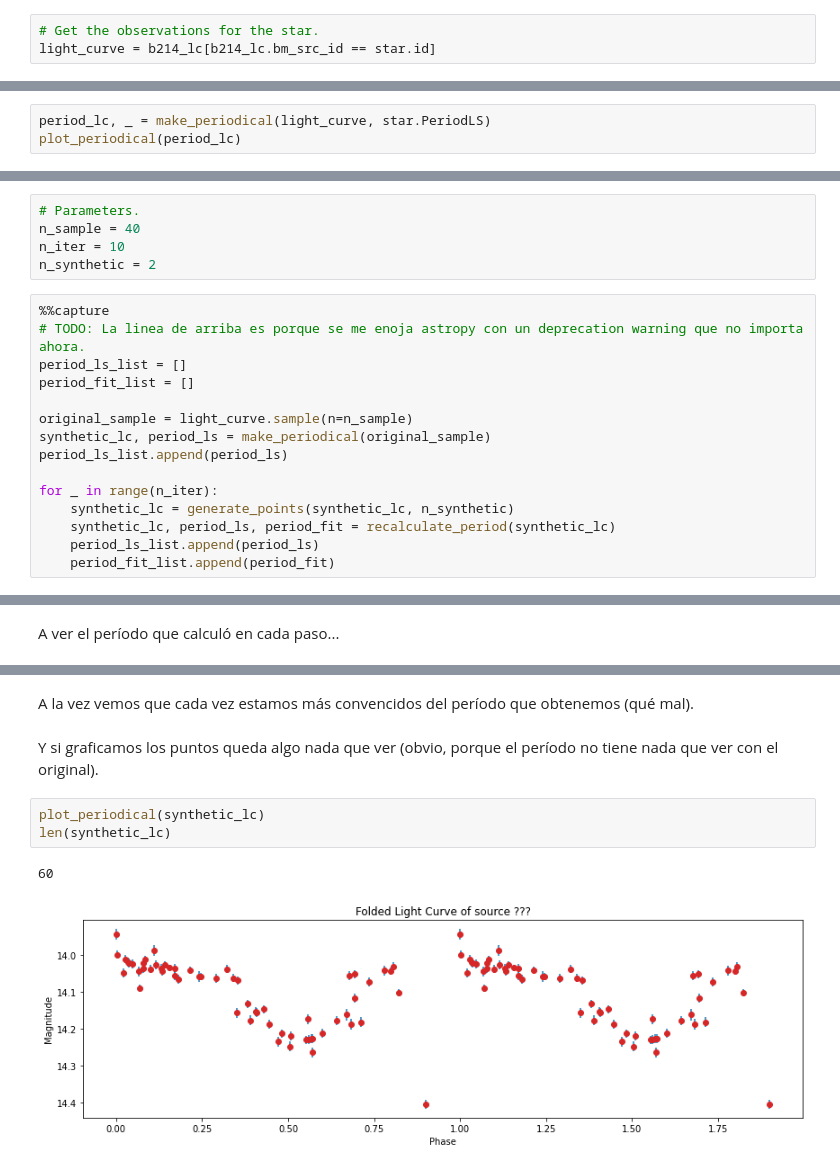
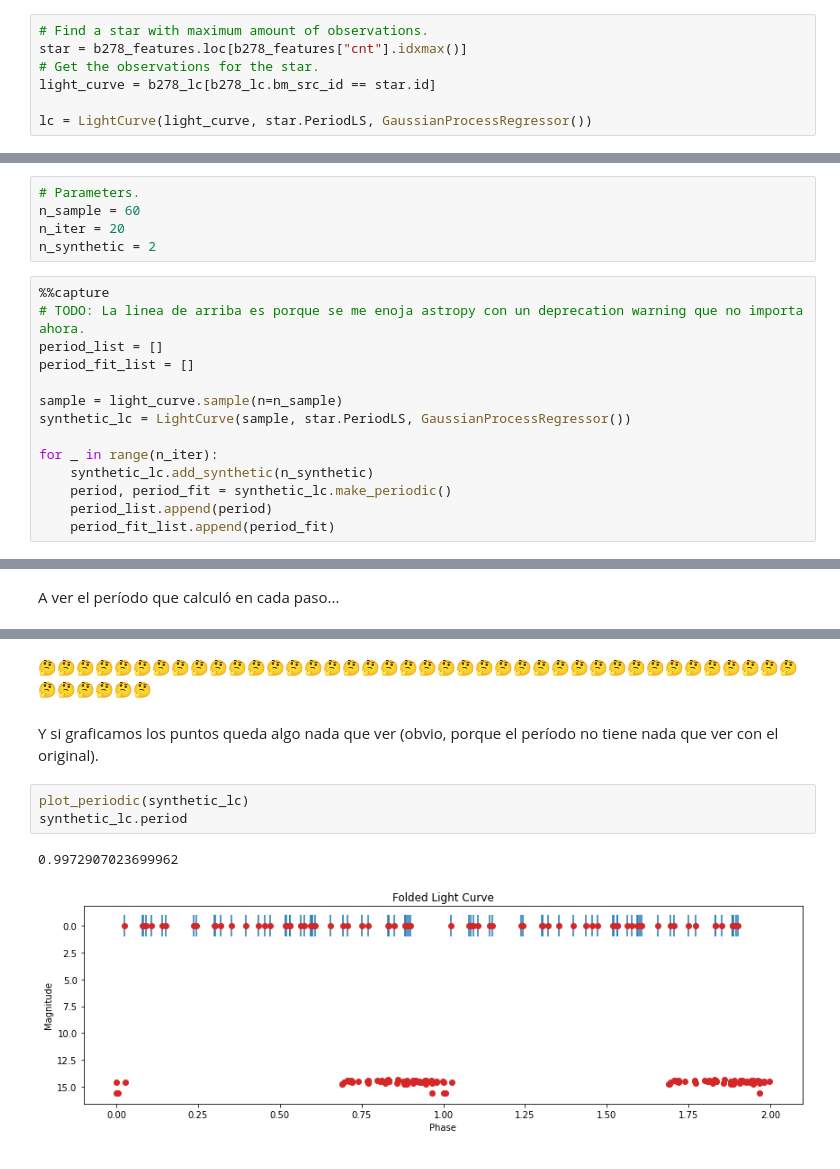
Before and after one commit to ggweinand/tesina, a Jupyter notebook: period_reconstruction/period_reconstruction.ipynb, the cells around one changed output, grey strips where cells are left out. Drawn from its saved outputs; the diff is of its cells as text.

Commit message:
LightCurve class for period reconstruction experiment.

```diff
--- a/period_reconstruction/period_reconstruction.ipynb
+++ b/period_reconstruction/period_reconstruction.ipynb
@@ -174,5 +159,9 @@ Nos tocó justo una RRLyrae. Qué bien. Nos traemos entonces la curva de luz.
 # %%
+# Find a star with maximum amount of observations.
+star = b278_features.loc[b278_features["cnt"].idxmax()]
 # Get the observations for the star.
-light_curve = b214_lc[b214_lc.bm_src_id == star.id]
+light_curve = b278_lc[b278_lc.bm_src_id == star.id]
+
+lc = LightCurve(light_curve, star.PeriodLS, GaussianProcessRegressor())
 # %% [markdown]
 Graficamos la magnitud respecto de la fecha de la observación.
@@ -183,5 +172,2 @@ plot_chronological(star, light_curve)
 # %% [markdown]
 Graficamos la magnitud respecto del período que indica `PeriodLS` en el catálogo.
-# %%
-period_lc, _ = make_periodical(light_curve, star.PeriodLS)
-plot_periodical(period_lc)
@@ -203,23 +193,22 @@ Ahora el experimento. Vamos a elegir `n_sample` puntos de la curva de luz al aza
 Queremos ver si logramos acercarnos al período del catálogo.
 # %%
 # Parameters.
-n_sample = 40
-n_iter = 10
+n_sample = 60
+n_iter = 20
 n_synthetic = 2
 # %%
 %%capture
 # TODO: La linea de arriba es porque se me enoja astropy con un deprecation warning que no importa ahora.
-period_ls_list = []
+period_list = []
 period_fit_list = []
 
-original_sample = light_curve.sample(n=n_sample)
-synthetic_lc, period_ls = make_periodical(original_sample)
-period_ls_list.append(period_ls)
+sample = light_curve.sample(n=n_sample)
+synthetic_lc = LightCurve(sample, star.PeriodLS, GaussianProcessRegressor())
 
 for _ in range(n_iter):
-    synthetic_lc = generate_points(synthetic_lc, n_synthetic)
-    synthetic_lc, period_ls, period_fit = recalculate_period(synthetic_lc)
-    period_ls_list.append(period_ls)
+    synthetic_lc.add_synthetic(n_synthetic)
+    period, period_fit = synthetic_lc.make_periodic()
+    period_list.append(period)
     period_fit_list.append(period_fit)
 # %% [markdown]
 ## Resultados
@@ -257,10 +265,10 @@ period_fit_list
-# %% [markdown]
-A la vez vemos que cada vez estamos más convencidos del período que obtenemos (qué mal).
+# %% [markdown]
+🤔🤔🤔🤔🤔🤔🤔🤔🤔🤔🤔🤔🤔🤔🤔🤔🤔🤔🤔🤔🤔🤔🤔🤔🤔🤔🤔🤔🤔🤔🤔🤔🤔🤔🤔🤔🤔🤔🤔🤔🤔🤔🤔🤔🤔🤔
 # %% [markdown]
 Y si graficamos los puntos queda algo nada que ver (obvio, porque el período no tiene nada que ver con el original).
 # %%
-plot_periodical(synthetic_lc)
-len(synthetic_lc)
+plot_periodic(synthetic_lc)
+synthetic_lc.period
 # %% [output]
-60
+0.9972907023699962
-[figure, old version]
+[figure, new version]
```
Also changed, not shown: parts of 19 cells of this notebook.
